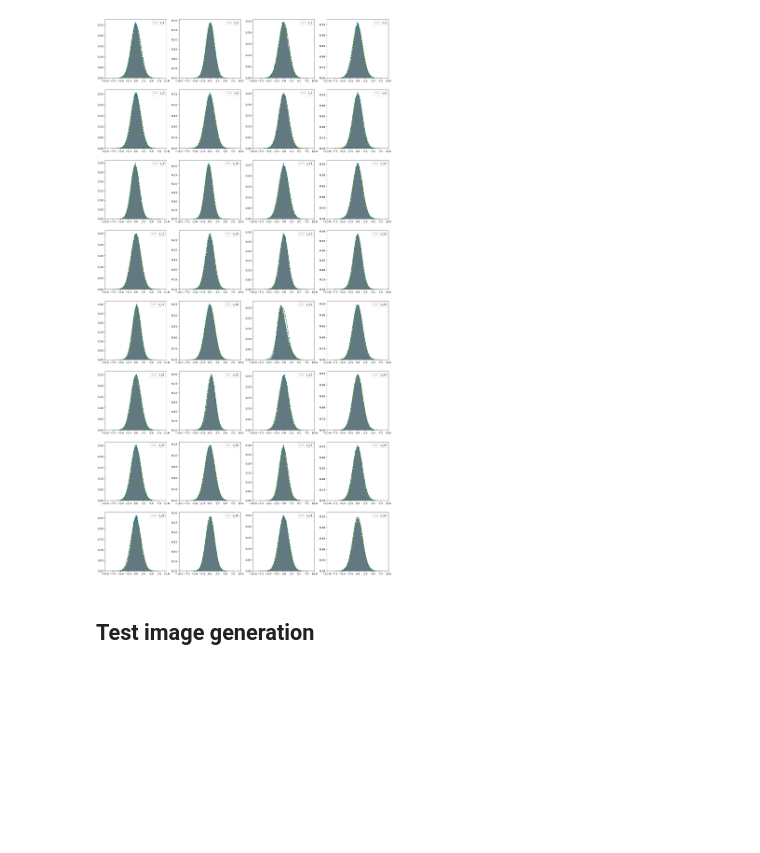
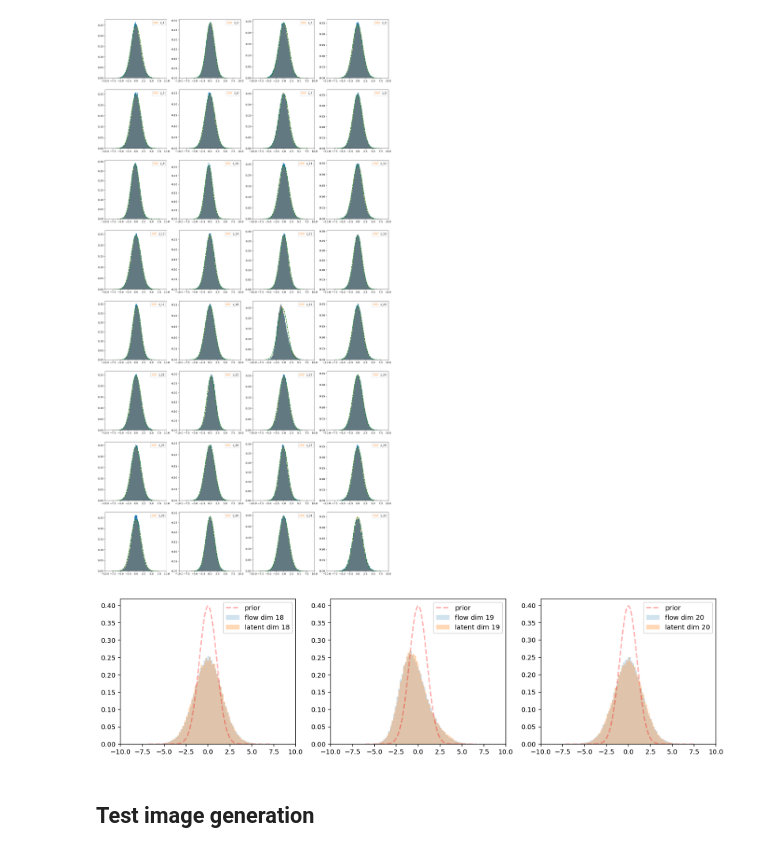
Before and after one commit to BastienArcelin/normalizing_flow_vae_ls, a Jupyter notebook: notebooks/Normalizing_flows_test_v3.ipynb, the cells around one changed output. Saved outputs shown, nothing was run; the diff lists cells and outputs as text; code cells hidden in the pictures; blank space fills up the shorter version.

```diff
--- a/notebooks/Normalizing_flows_test_v3.ipynb
+++ b/notebooks/Normalizing_flows_test_v3.ipynb
@@ -119,6 +119,23 @@ mu z: -0.002308673973203259 sigma z: 1.6409061355719623
 31
 mu z: 0.020687492534650923 sigma z: 1.6103363267811701
 [figure]
+# %%
+fig, axes = plt.subplots(1,3, figsize = (16,4))
+
+for i in range (3):
+    n, bins, patches = axes[i].hist(samples[:,17+i], density = True, bins = 100, alpha = 0.2, label = 'flow dim '+str(17+i+1))
+
+    (mu, sigma) = norm.fit(z[:,17+i])
+    n, bins, patches = axes[i].hist(z[:,17+i], density = True, bins = 100, alpha = 0.3, label = 'latent dim '+str(17+i+1))
+    z_plt = mlab.normpdf( bins, mu, sigma)
+    z_norm = mlab.normpdf( bins, 0, 1)
+
+    #axes[i].plot(bins, z_plt, 'g--', linewidth=2)
+    axes[i].plot(bins, z_norm, 'r--', linewidth=2, alpha = 0.3, label = 'prior')
+    axes[i].legend()
+    axes[i].set_xlim(-10,10)
+# %% [output]
+[figure, added]
 # %% [markdown]
 ## Test image generation
 # %%
```
